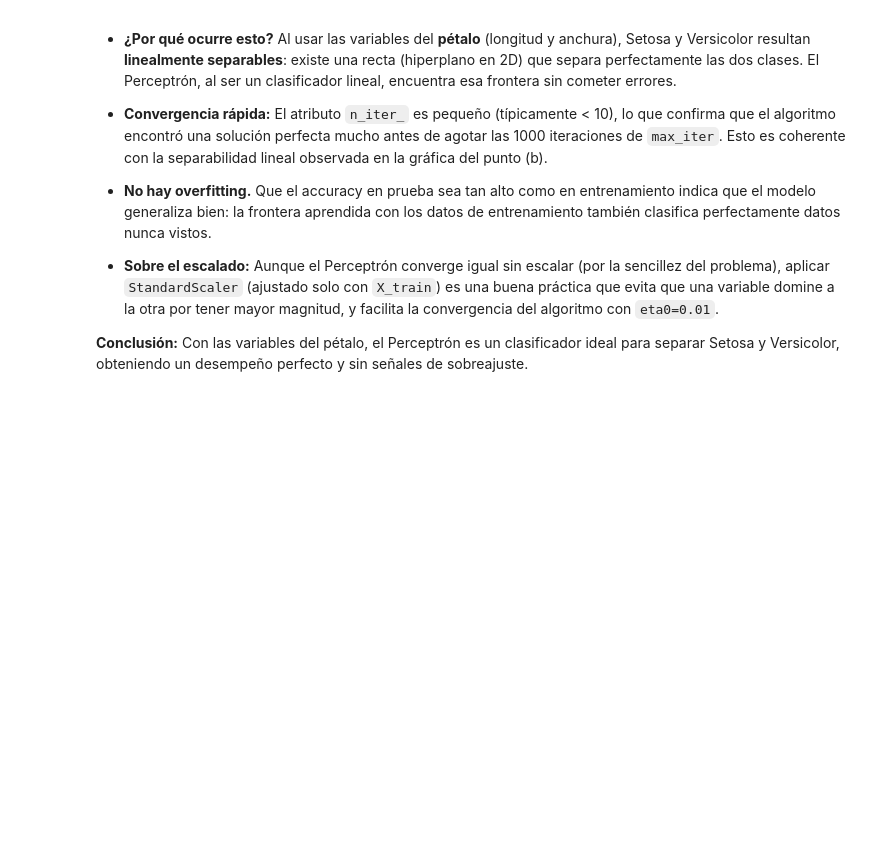
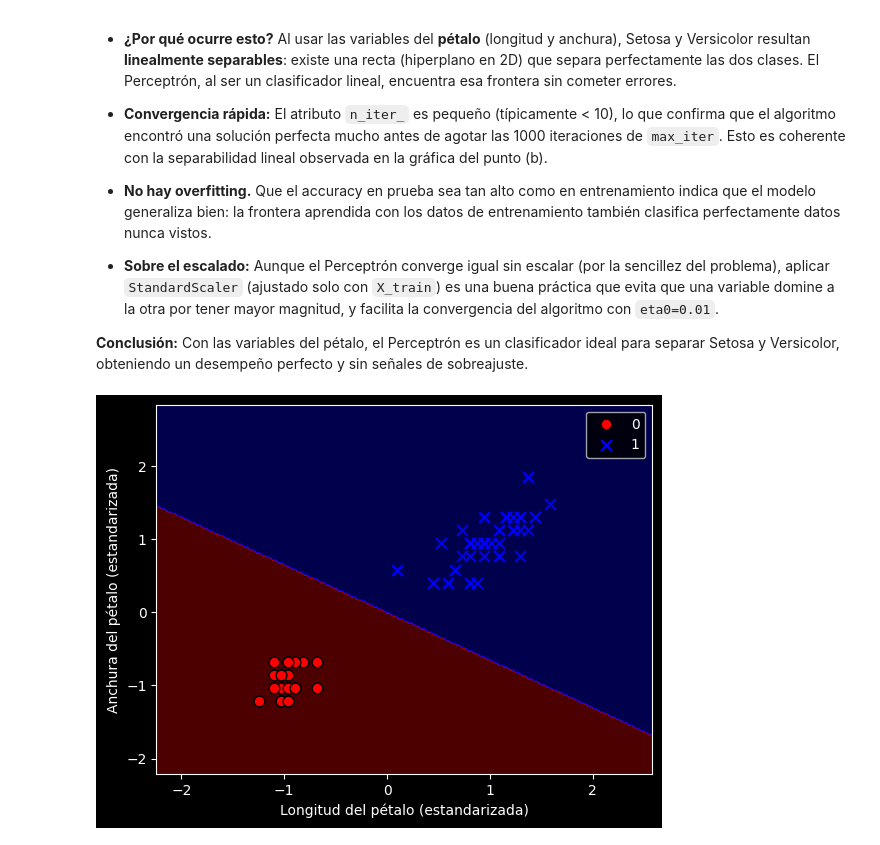
Before and after one commit to Luis-For/perceptr-n_adaline_SGD, a Jupyter notebook: taller.ipynb, the cells around one changed output. Saved outputs shown, nothing was run; the diff lists cells and outputs as text; code cells hidden in the pictures; blank space fills up the shorter version.

```diff
--- a/taller.ipynb
+++ b/taller.ipynb
@@ -270,3 +266,7 @@ Número de iteraciones hasta converger: 6
 **Conclusión:** Con las variables del pétalo, el Perceptrón es un clasificador ideal
 para separar Setosa y Versicolor, obteniendo un desempeño perfecto y sin señales de
 sobreajuste.
+# %%
+plot_decision_regions(X_train_std, y_train, percep)
+# %% [output]
+[figure, added]
```
Also changed, not shown: parts of 1 cell of this notebook.
